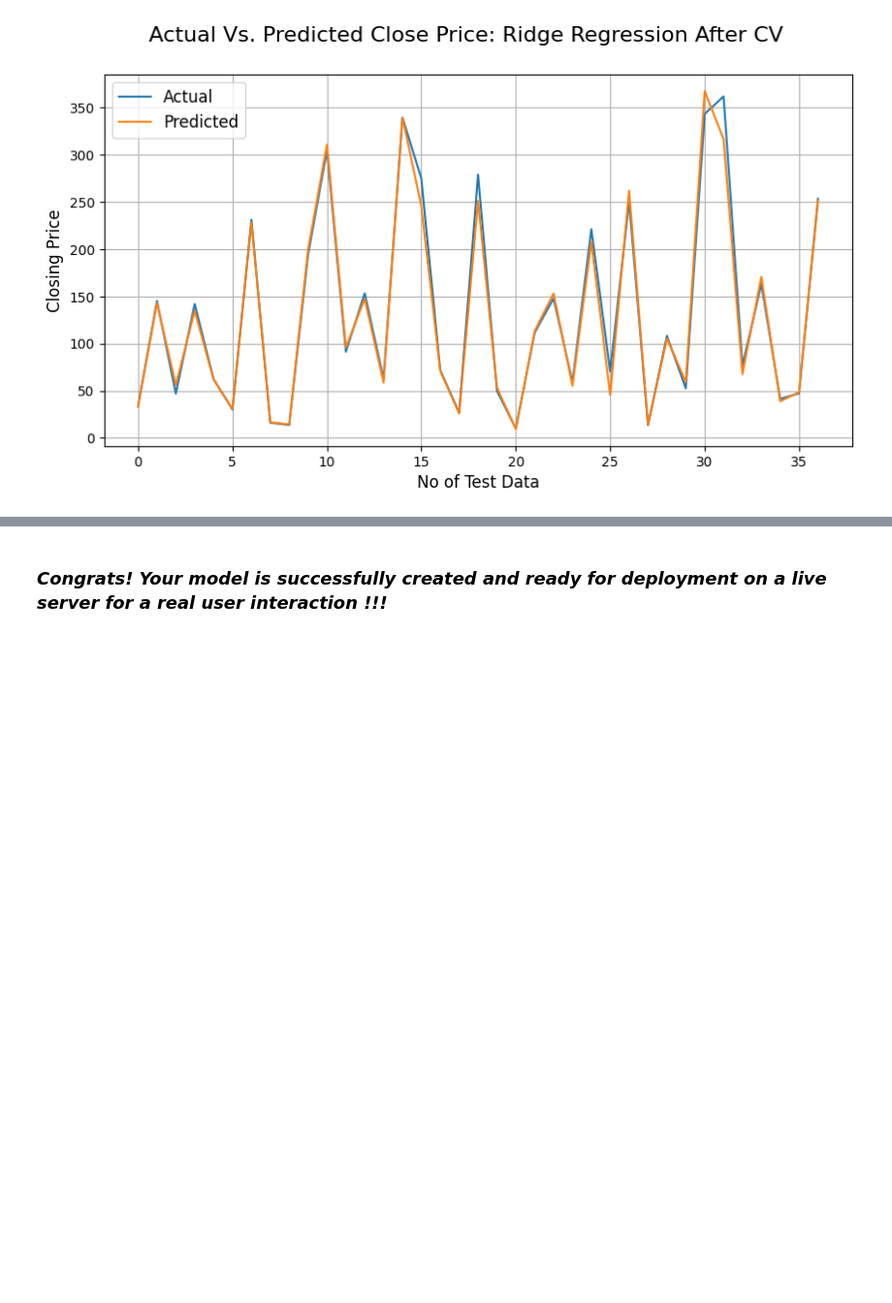
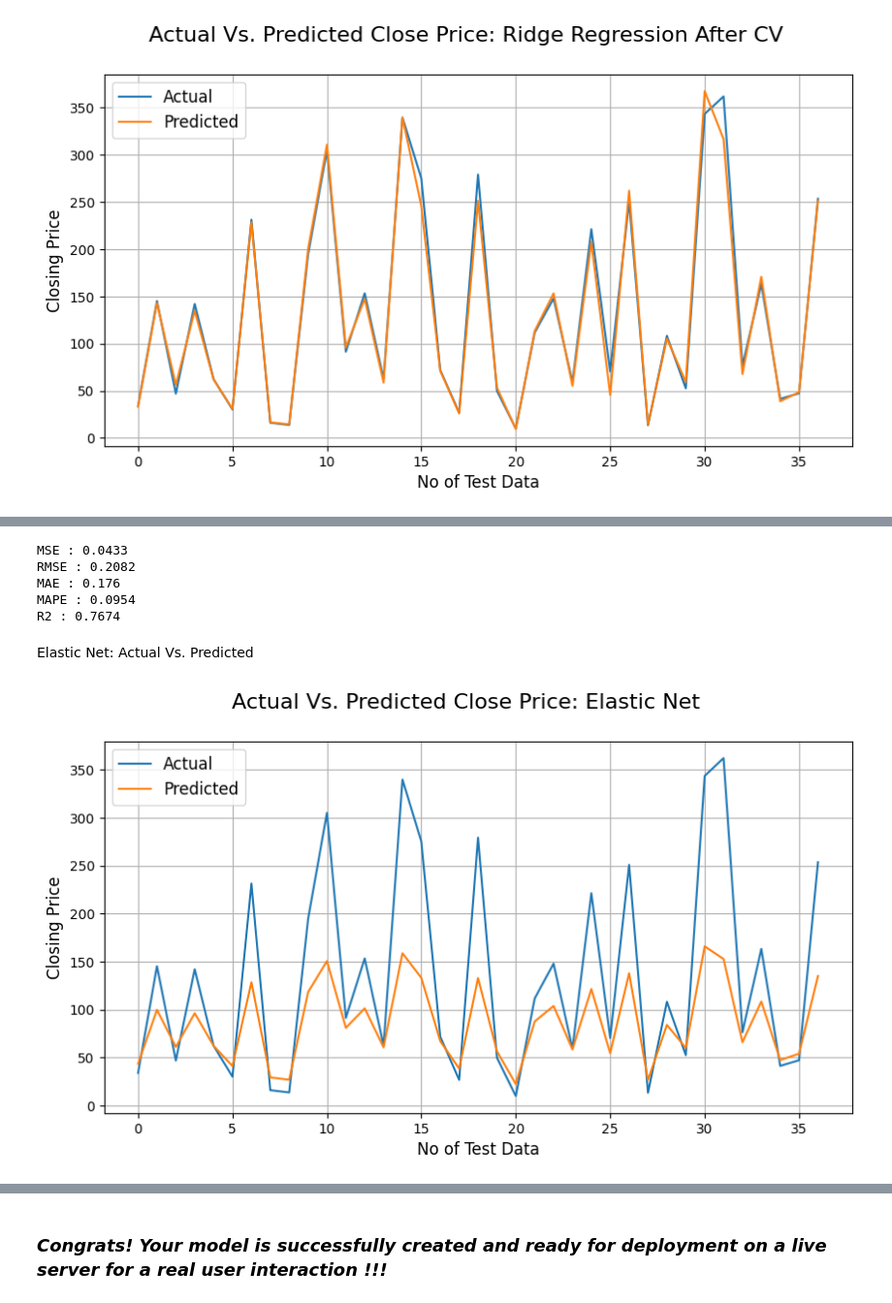
Before and after one commit to atulchune/YesBank_Stock_closing_price_prediction, a Jupyter notebook: YesBank_closing_stock_price_prediction.ipynb, the cells around one changed output, grey strips where cells are left out. Shown at 97% size. Saved outputs shown, nothing was run; the diff lists cells and outputs as text; code cells hidden in the pictures; blank space fills up the shorter version.

Commit message:
Model 3 Implementation

```diff
--- a/YesBank_closing_stock_price_prediction.ipynb
+++ b/YesBank_closing_stock_price_prediction.ipynb
@@ -952 +952,8 @@ plt.grid()
 The main purpose of ElasticNet Regression is to find the coefficients that minimize the sum of error squares by applying a penalty to these coefficients. ElasticNet combines L1 and L2 (Lasso and Ridge) approaches. As a result, it performs a more efficient smoothing process.
+# %%
+from sklearn.linear_model import ElasticNet
+#a * L1 + b * L2
+#alpha = a + b and l1_ratio = a / (a + b)
+elasticnet = ElasticNet(alpha=1e-5, l1_ratio=0.1)
+# %%
+elasticnet.fit(X_train,y_train)
@@ -952,0 +969,3 @@ The main purpose of ElasticNet Regression is to find the coefficients that minim
+# %%
+#prediction of test data.
+y_pred_elastic = elasticnet.predict(X_test)
@@ -952,0 +1005,27 @@ The main purpose of ElasticNet Regression is to find the coefficients that minim
+# %%
+# Test Performance of Elastic Net model
+print("MSE :",round(mean_squared_error(y_test, y_pred_elastic), 4))
+print("RMSE :",round(math.sqrt(mean_squared_error(y_test, y_pred_elastic)),4))
+print("MAE :",round(mean_absolute_error(y_test, y_pred_elastic),4))
+print("MAPE :",round(mean_absolute_percentage_error(y_test, y_pred_elastic),4))
+print("R2 :",round(r2_score(y_test, y_pred_elastic), 4))
+# %% [output]
+MSE : 0.0433
+RMSE : 0.2082
+MAE : 0.176
+MAPE : 0.0954
+R2 : 0.7674
+# %% [markdown]
+Elastic Net: Actual Vs. Predicted
+# %%
+# Actual Price vs. Predicted Price for Elastic Net Plotting
+plt.figure(figsize=(10,5))
+plt.plot(10**(np.array(y_test)))
+plt.plot(10**(y_pred_elastic))
+plt.suptitle('Actual Vs. Predicted Close Price: Elastic Net', fontsize=16)
+plt.legend(['Actual','Predicted'], fontsize=12)
+plt.xlabel('No of Test Data', fontsize=12)
+plt.ylabel('Closing Price', fontsize=12)
+plt.grid()
+# %% [output]
+[figure, added]
```
Also changed, not shown: parts of 21 cells of this notebook.
